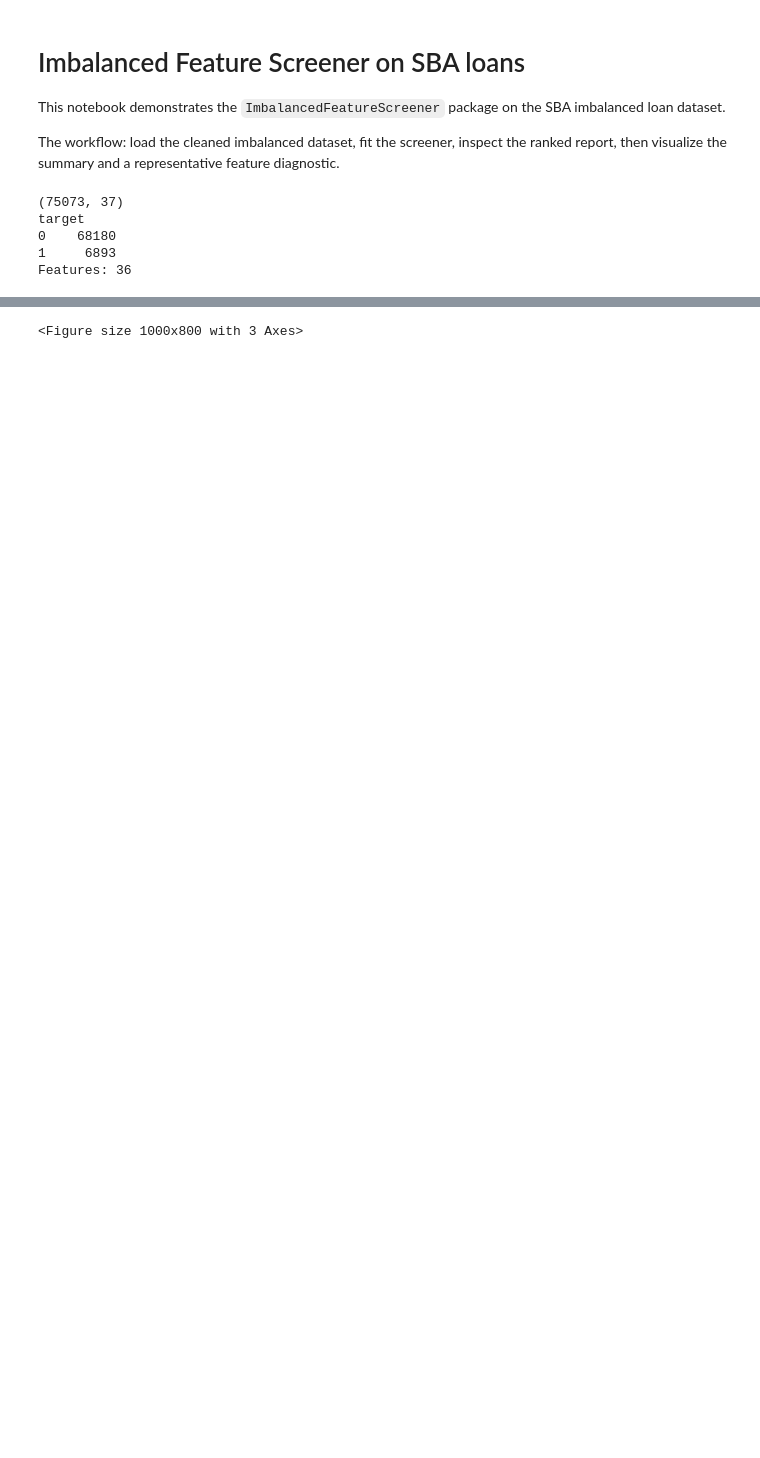
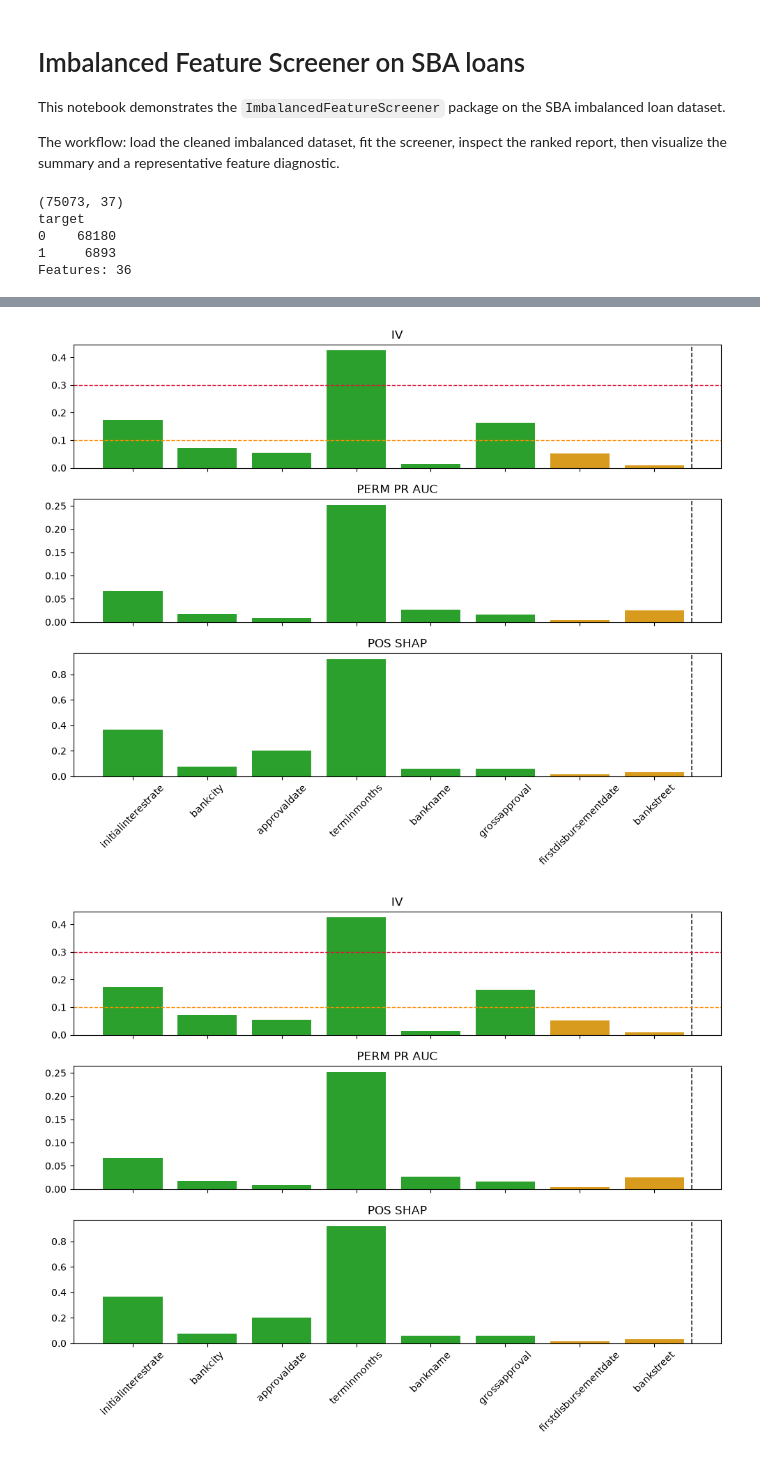
Before and after one commit to rajivsam/imbalanced_feature_screener, a Jupyter notebook: notebooks/feature_screener_sba.ipynb, the cells around one changed output, grey strips where cells are left out. Drawn from its saved outputs; the diff is of its cells as text; code cells hidden in the pictures; blank space fills up the shorter version.

```diff
--- a/notebooks/feature_screener_sba.ipynb
+++ b/notebooks/feature_screener_sba.ipynb
@@ -74,8 +74,11 @@ print(X_selected.head())
 # %%
+from IPython.display import display
+
 summary_fig = screener.plot_summary(top_n=8)
-summary_fig
+display(summary_fig)
 # %% [output]
-<Figure size 1000x800 with 3 Axes>
+[figure, added]
+[figure, added]
 # %%
 feature = 'initialinterestrate'
 feature_fig = screener.plot_feature(X, y, feature=feature, log_x=False)
```
Also changed, not shown: parts of 3 cells of this notebook, 3 other files.
